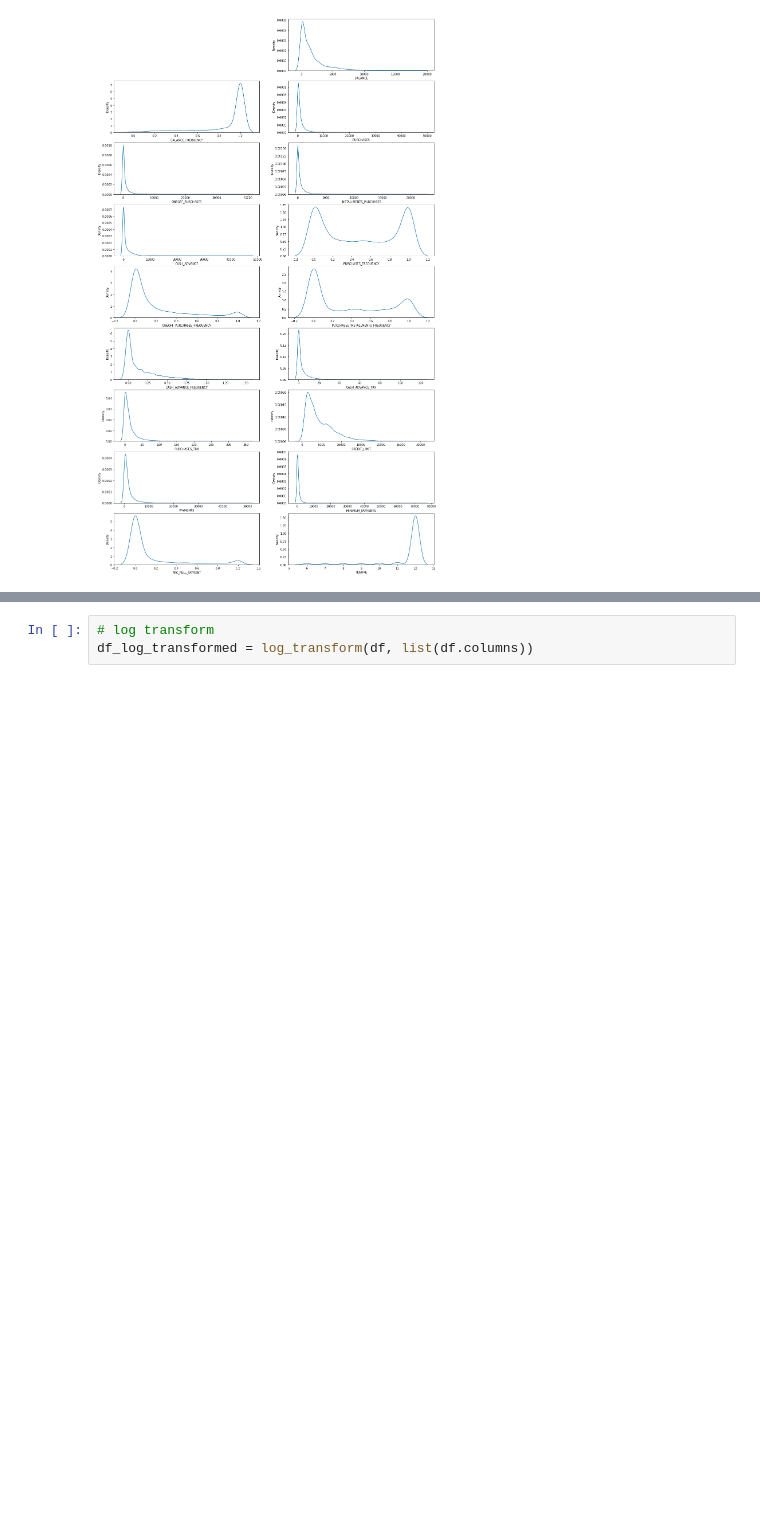
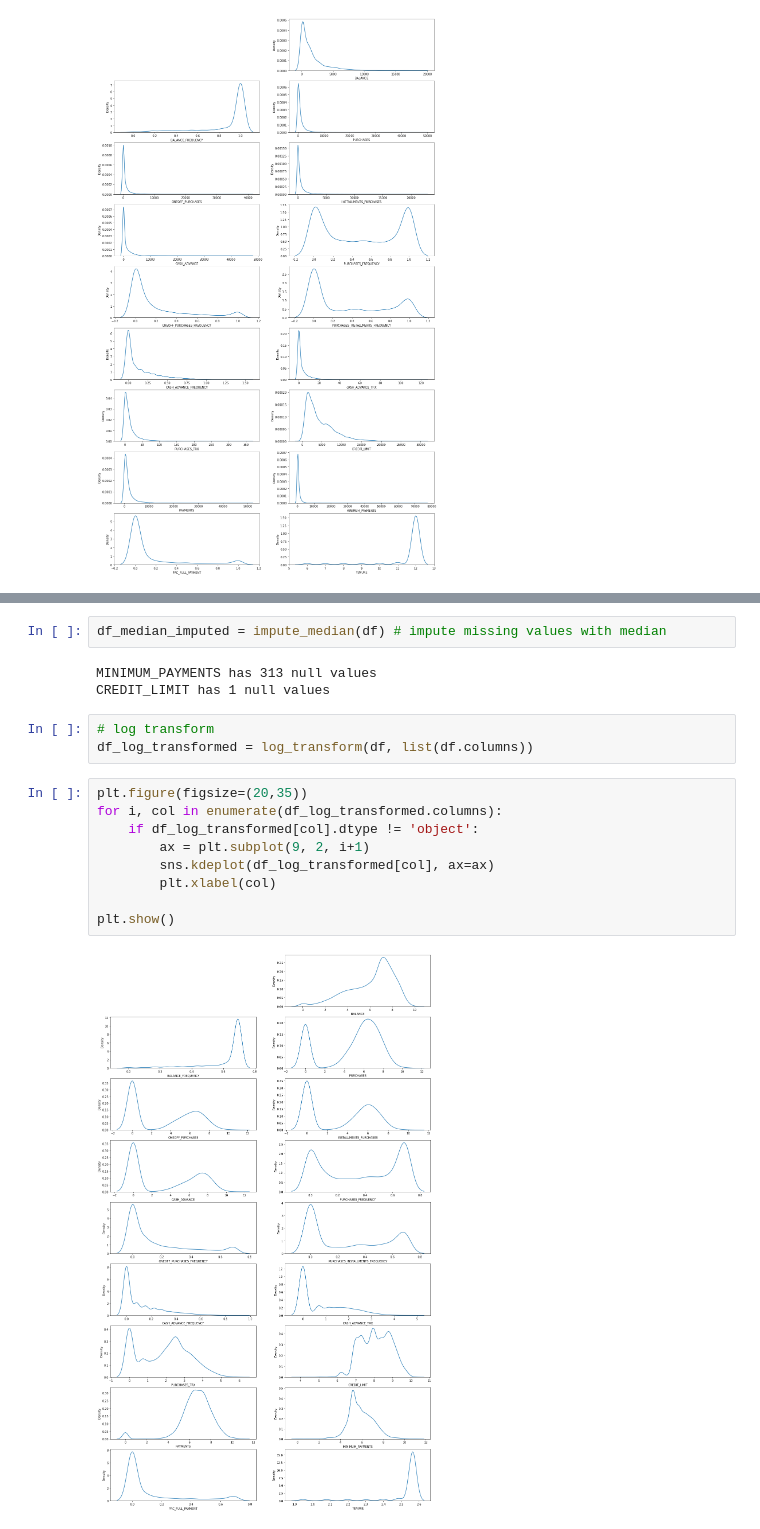
Before and after one commit to kasun61/credit-card-clustering, a Jupyter notebook: notebooks/preprocessing.ipynb, the cells around one changed output, grey strips where cells are left out. Drawn from its saved outputs; the diff is of its cells as text; blank space fills up the shorter version.

```diff
--- a/notebooks/preprocessing.ipynb
+++ b/notebooks/preprocessing.ipynb
@@ -111,3 +111,19 @@ plt.xlabel('Attibutes');
+# %%
+df_median_imputed = impute_median(df) # impute missing values with median
+# %% [output]
+MINIMUM_PAYMENTS has 313 null values
+CREDIT_LIMIT has 1 null values
 # %%
 # log transform
 df_log_transformed = log_transform(df, list(df.columns))
+# %%
+plt.figure(figsize=(20,35))
+for i, col in enumerate(df_log_transformed.columns):
+    if df_log_transformed[col].dtype != 'object':
+        ax = plt.subplot(9, 2, i+1)
+        sns.kdeplot(df_log_transformed[col], ax=ax)
+        plt.xlabel(col)
+
+plt.show()
+# %% [output]
+[figure, added]
```
Also changed, not shown: parts of 15 cells of this notebook, 2 other files.
